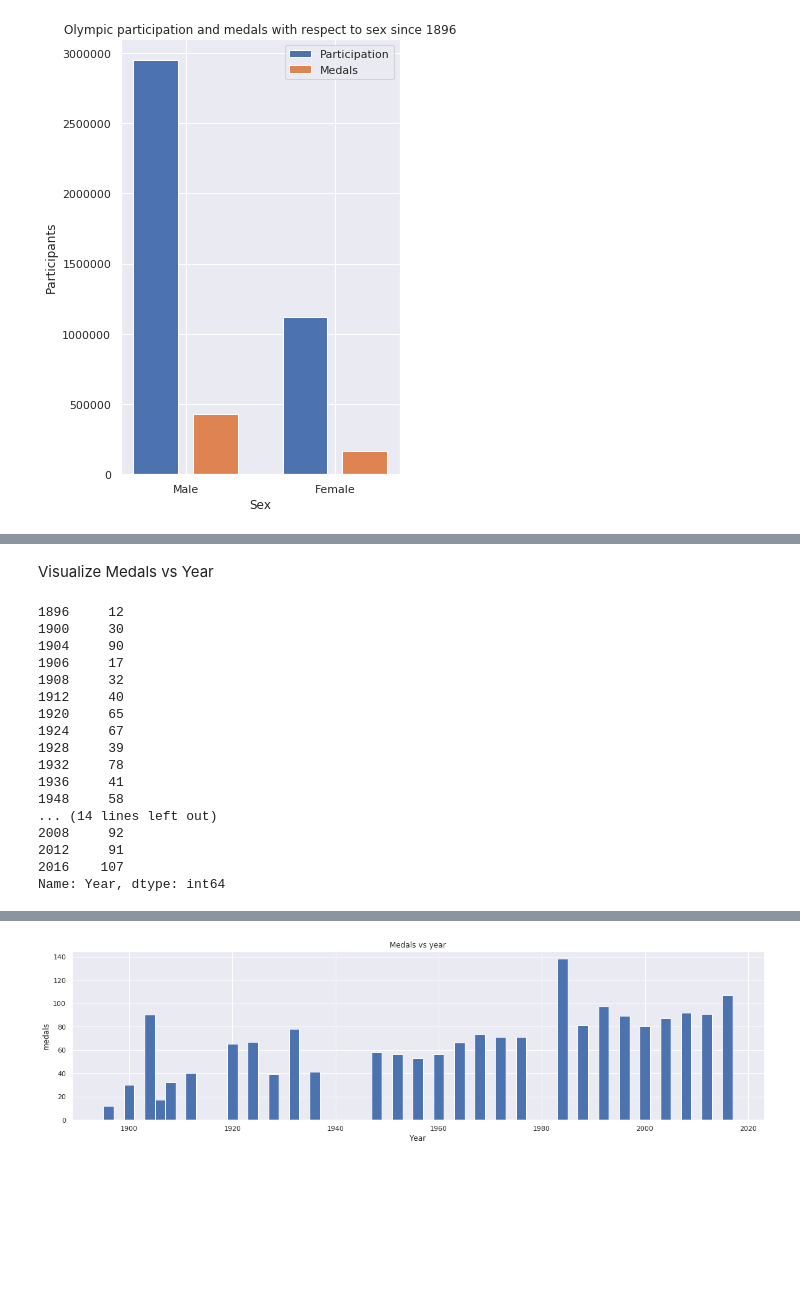
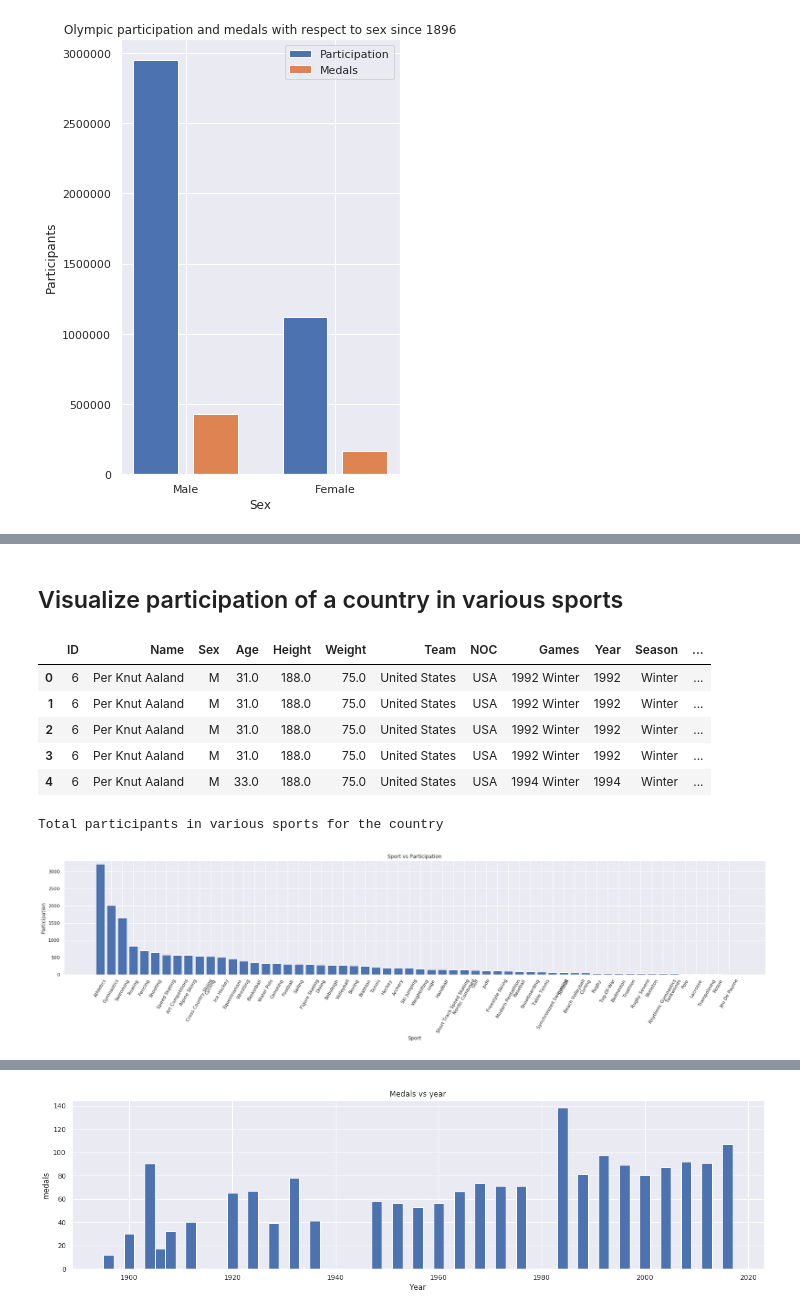
Before and after one commit to Rohan-Agarwal-Developer/olympic-data-visualizations, a Jupyter notebook: study.ipynb, the cells around one changed output, grey strips where cells are left out. Drawn from its saved outputs; the diff is of its cells as text; code cells hidden in the pictures; blank space fills up the shorter version.

```diff
--- a/study.ipynb
+++ b/study.ipynb
@@ -308,32 +122,28 @@ plt.show()
-# %% [markdown]
-Visualize Medals vs Year
-# %%
-temp_data = medals_country[medals_country['Season'] != 'Winter'].drop_duplicates(subset=['Sport','Event','Games'], keep='first',inplace=False)
-medals_count = temp_data['Year'].value_counts()
-# medals_count
-for i in range(1896, max(data['Year']) + 1, 4):
-    if not medals_count.__contains__(i) and not [1916, 1940, 1944].__contains__(i):
-        medals_count[i] = 0
-
-# medals_count.sort_index()
-# medals_count[2020] = 7
-medals_count = medals_count.sort_index()
-medals_count
-# %% [output]
-1896     12
-1900     30
-1904     90
-1906     17
-1908     32
-1912     40
-1920     65
-1924     67
-1928     39
-1932     78
-1936     41
-1948     58
-... (14 lines left out)
-2008     92
-2012     91
-2016    107
-Name: Year, dtype: int64
+# %% [markdown]
+## Visualize participation of a country in various sports
+# %%
+data_country = data.loc[country_code_mapping(data['NOC'])].reset_index(drop=True)
+data_country.head()
+# %% [output]
+|  | ID | Name | Sex | Age | Height | Weight | Team | NOC | Games | Year | Season | ... |
+| 0 | 6 | Per Knut Aaland | M | 31.0 | 188.0 | 75.0 | United States | USA | 1992 Winter | 1992 | Winter | ... |
+| 1 | 6 | Per Knut Aaland | M | 31.0 | 188.0 | 75.0 | United States | USA | 1992 Winter | 1992 | Winter | ... |
+| 2 | 6 | Per Knut Aaland | M | 31.0 | 188.0 | 75.0 | United States | USA | 1992 Winter | 1992 | Winter | ... |
+| 3 | 6 | Per Knut Aaland | M | 31.0 | 188.0 | 75.0 | United States | USA | 1992 Winter | 1992 | Winter | ... |
+| 4 | 6 | Per Knut Aaland | M | 33.0 | 188.0 | 75.0 | United States | USA | 1994 Winter | 1994 | Winter | ... |
+# %%
+print('Total participants in various sports for the country')
+country_sport_count = data_country['Sport'].value_counts()
+# %% [output]
+Total participants in various sports for the country
+# %%
+fig = plt.figure(figsize = (30, 5))
+plt.xticks(rotation=60)
+plt.ylim([0, max(country_sport_count) + 100])
+plt.bar(country_sport_count.index, country_sport_count.values)
+plt.xlabel('Sport')
+plt.ylabel('Participation')
+plt.title('Sport vs Participation')
+plt.show()
+# %% [output]
+[figure, added]
```
Also changed, not shown: parts of 48 cells of this notebook.
